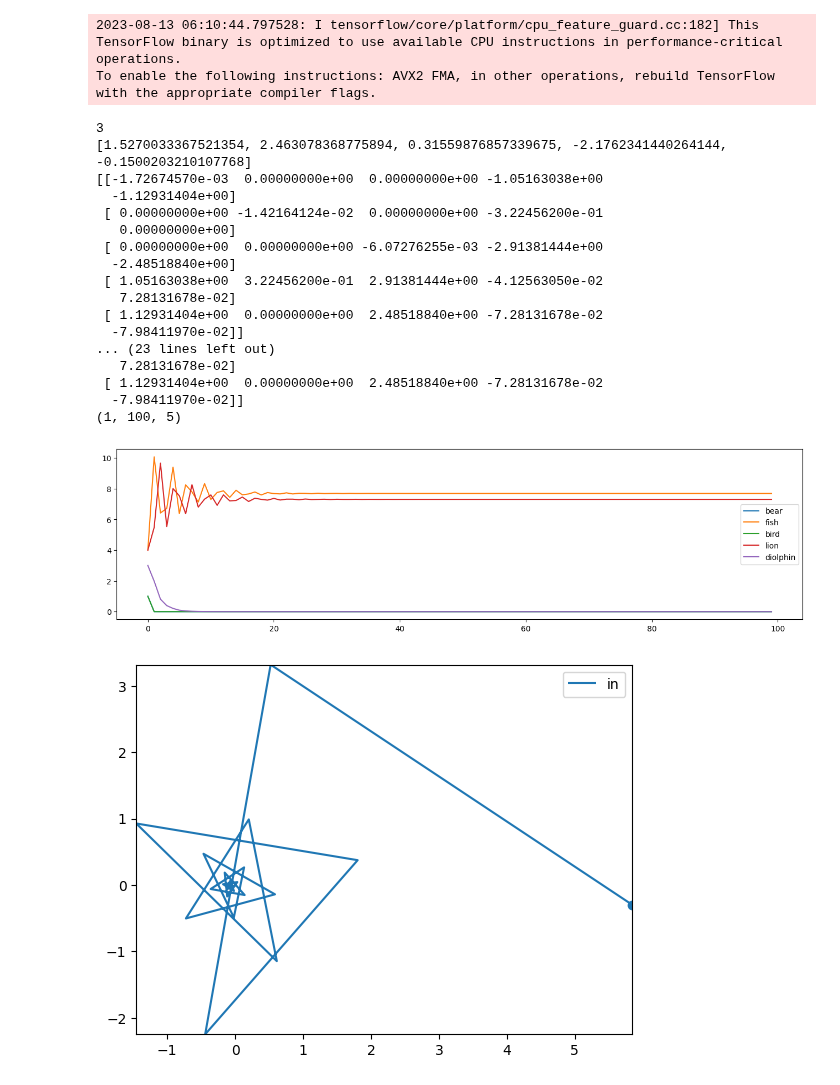
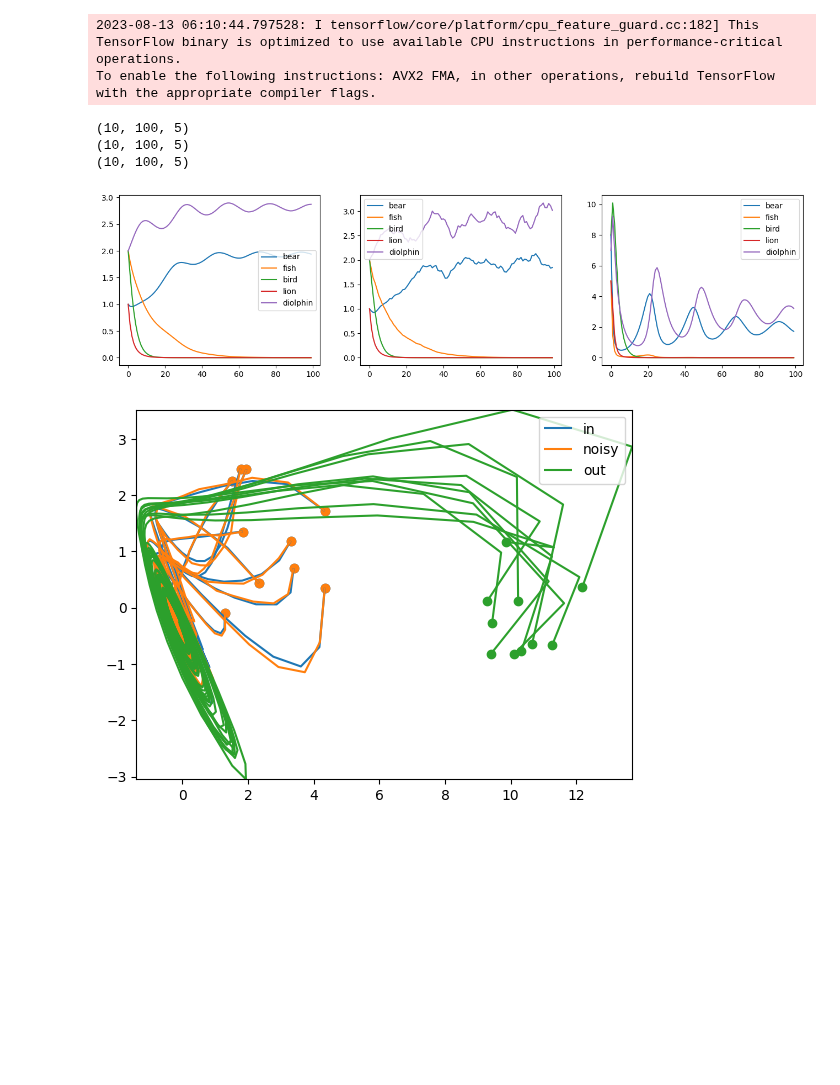
Before and after one commit to DynaDojo/dynadojo, a Jupyter notebook: demos/lv_demo.ipynb, the cells around one changed output. Cells and saved outputs as stored; diff of their text form; code cells hidden in the pictures; blank space fills up the shorter version.

```diff
--- a/demos/lv_demo.ipynb
+++ b/demos/lv_demo.ipynb
@@ -10,38 +10,24 @@ To enable the following instructions: AVX2 FMA, in other operations, rebuild Ten
 # %%
 np.printoptions(suppress=True)
 
 latent_dim = [5]
 embed_dim = 5
-n = 1
+n = 10
 timesteps = 100
 for dim in latent_dim:
     system = dd.systems.PreyPredatorSystem(dim, embed_dim)
 
     x0 = system.make_init_conds(n)
     y0 = system.make_init_conds(n, in_dist=False)
 
     x = system.make_data(x0, timesteps=timesteps, control=None)
     x_noisy = system.make_data(x0, timesteps=timesteps, control=None, noisy=True)
     y = system.make_data(y0, timesteps=timesteps, control=None)
 
     dd.utils.lv.plot([x,x_noisy,y], target_dim=2, specieslabels=["bear", "fish", "bird", "lion", "diolphin", "rat"], gridlabels=["in", "noisy", "out"], max_lines=100)
 # %% [output]
-3
-[1.5270033367521354, 2.463078368775894, 0.31559876857339675, -2.1762341440264144, -0.1500203210107768]
-[[-1.72674570e-03  0.00000000e+00  0.00000000e+00 -1.05163038e+00
-  -1.12931404e+00]
- [ 0.00000000e+00 -1.42164124e-02  0.00000000e+00 -3.22456200e-01
-   0.00000000e+00]
- [ 0.00000000e+00  0.00000000e+00 -6.07276255e-03 -2.91381444e+00
-  -2.48518840e+00]
- [ 1.05163038e+00  3.22456200e-01  2.91381444e+00 -4.12563050e-02
-   7.28131678e-02]
- [ 1.12931404e+00  0.00000000e+00  2.48518840e+00 -7.28131678e-02
-  -7.98411970e-02]]
-... (23 lines left out)
-   7.28131678e-02]
- [ 1.12931404e+00  0.00000000e+00  2.48518840e+00 -7.28131678e-02
-  -7.98411970e-02]]
-(1, 100, 5)
+(10, 100, 5)
+(10, 100, 5)
+(10, 100, 5)
-[figure, old version]
+[figure, new version]
-[figure, old version]
+[figure, new version]
```
Also changed, not shown: 5 other files.
